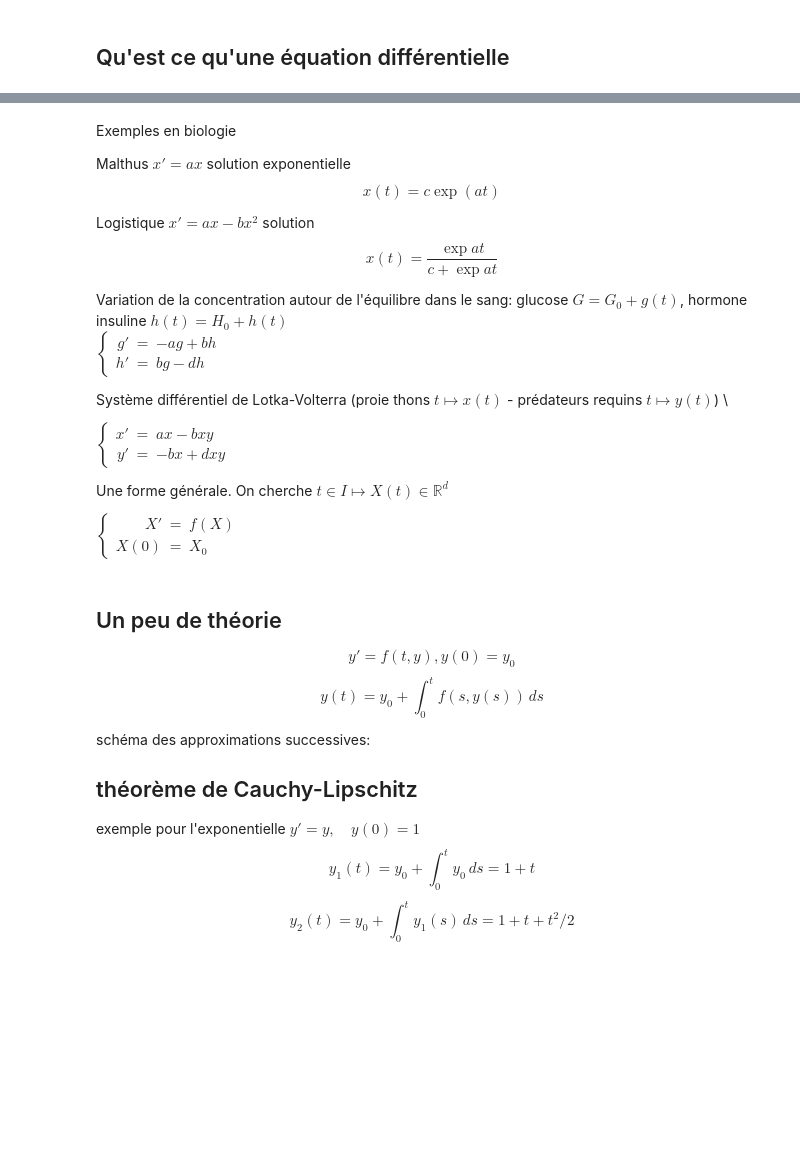
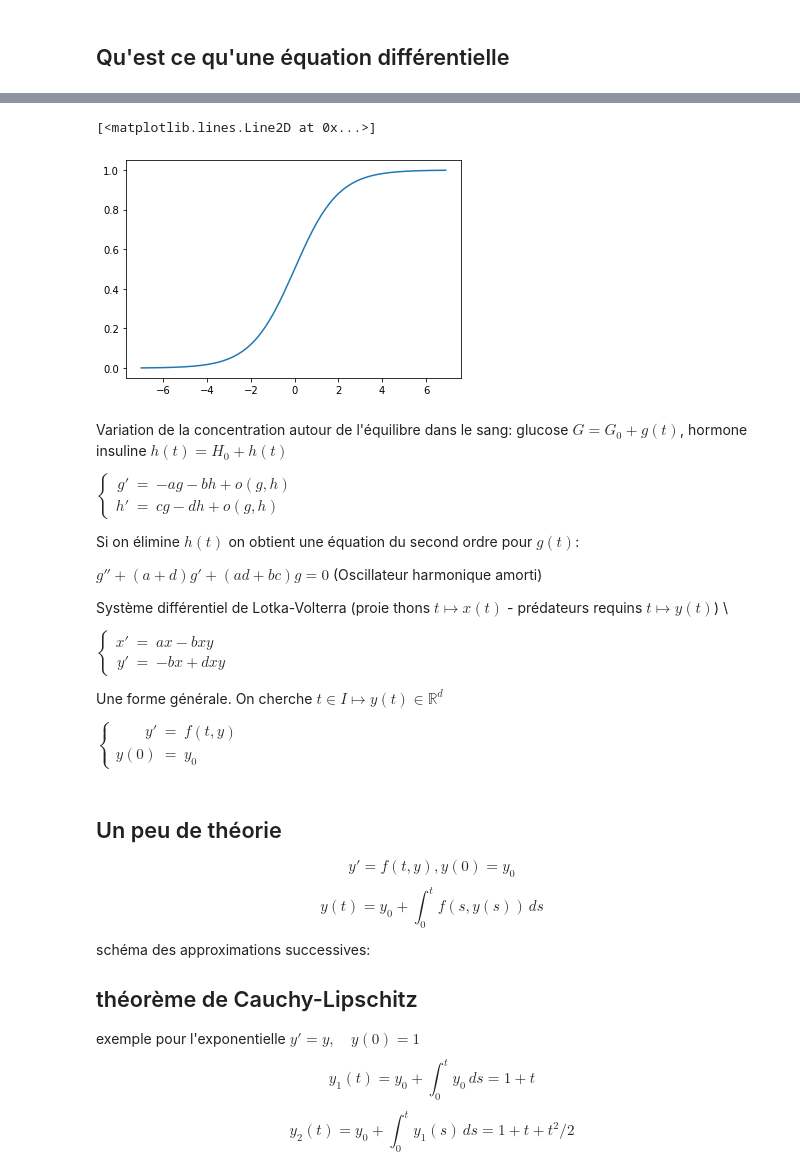
Before and after one commit to azerad/labomathedo, a Jupyter notebook: labomathedo.ipynb, the cells around one changed output, grey strips where cells are left out. Cells and saved outputs as stored; diff of their text form; code cells hidden in the pictures; blank space fills up the shorter version.

```diff
--- a/labomathedo.ipynb
+++ b/labomathedo.ipynb
@@ -13,20 +37,26 @@ $$ m_j x_j'' = -G \sum_{k\neq j} m_j m_k \frac{x_k-x_j}{|x_k-x_j|^3}$$
+# %%
+import numpy as np
+import matplotlib.pyplot as plt
+t=np.arange(-7,7,0.1)
+plt.plot(t,np.exp(t)/(1+np.exp(t)))
+# %% [output]
+[<matplotlib.lines.Line2D at 0x...>]
+[figure, added]
 # %% [markdown]
-Exemples en biologie
-
-Malthus $ x' = a x$  solution exponentielle $$x(t) = c \exp(at)$$
-
-Logistique $x' = a x - b x^2$ solution $$x(t) =\frac{\exp  a t}{c+ \exp a t}$$
-
 Variation de la concentration autour de l'équilibre dans le sang:
 glucose  $G= G_0+ g(t)$, hormone insuline $h(t)=H_0+h(t)$
+
 $
         \left\{\begin{eqnarray}
-                            g' & = & -a g + b h \\
-                            h' &= & b g - d h
+                            g' & = & -a g - b h + o(g,h)\\
+                            h' &= & c g - d h + o(g,h)
          \end{eqnarray}
          \right.
 $
 
+Si on élimine $h(t)$ on obtient une équation du second ordre pour $g(t)$:
+
+$g'' + (a+d )g' + (ad + bc) g =0$ (Oscillateur harmonique amorti)
 
 Système différentiel de Lotka-Volterra (proie  thons $t\mapsto x(t)$ - prédateurs requins $t\mapsto y(t)$) \\
 
@@ -38,12 +68,12 @@ $
          \right.
 $
 
-Une forme générale. On cherche $t\in I \mapsto X(t) \in \mathbb{R}^d$
+Une forme générale. On cherche $t\in I \mapsto y(t) \in \mathbb{R}^d$
 
 $
         \left\{\begin{eqnarray}
-                            X' &=& f(X)\\
-                            X(0)&=& X_0
+                            y' &=& f(t,y)\\
+                            y(0)&=& y_0
          \end{eqnarray}
          \right.
 $
```
Also changed, not shown: parts of 5 cells of this notebook.
